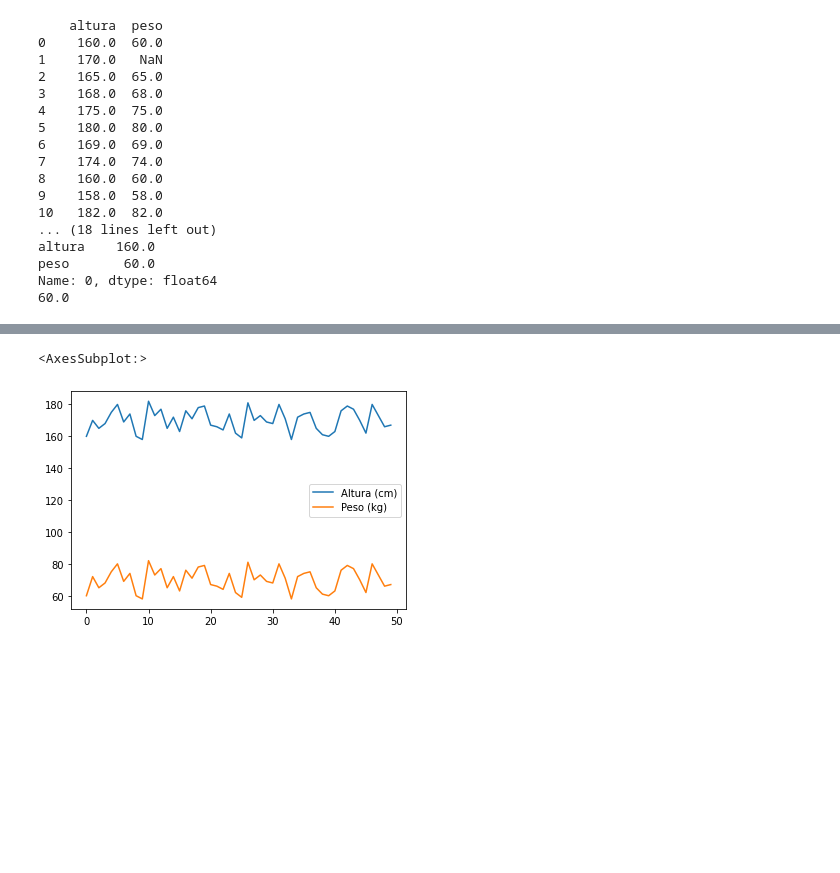
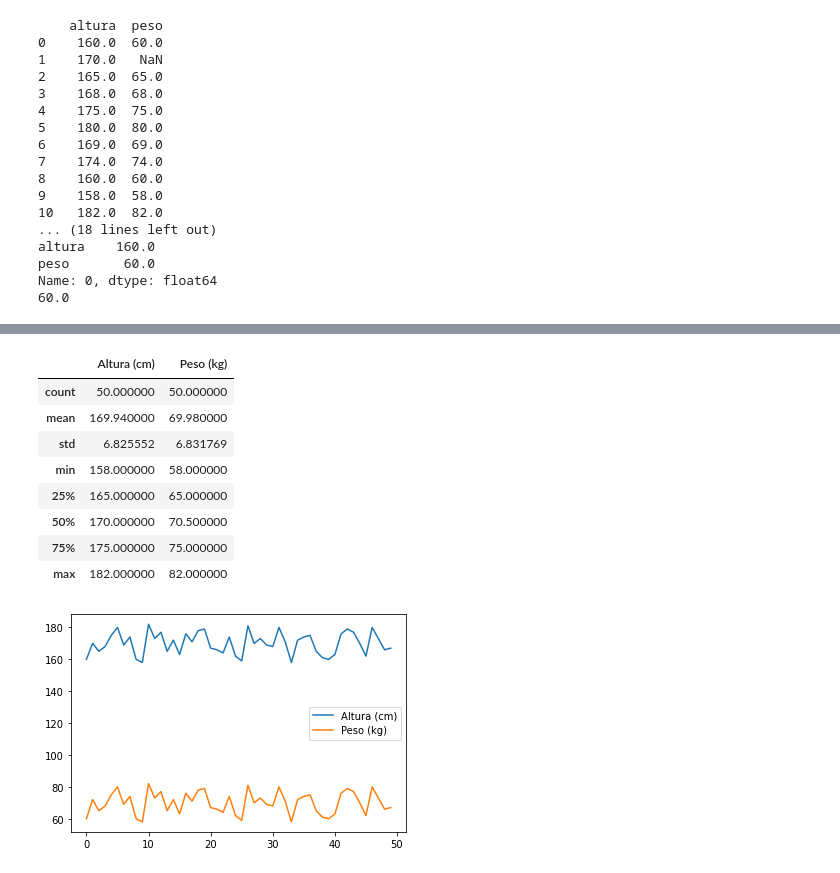
Before and after one commit to andreterceiro/python-senai-data-science-studies, a Jupyter notebook: comments.ipynb, the cells around one changed output, grey strips where cells are left out. Saved outputs shown, nothing was run; the diff lists cells and outputs as text; code cells hidden in the pictures; blank space fills up the shorter version.

Commit message:
docs: dataset.describe()

```diff
--- a/comments.ipynb
+++ b/comments.ipynb
@@ -311,7 +311,18 @@ Plotting a graph with `Pandas`:
 # %%
 import pandas as pd
 dataset = pd.read_excel('alunos_altura_peso.xlsx')
 dataset.plot()
+
+# We can use . describe() to get some generic informations about a dataset:
+dataset.describe()
 # %% [output]
-<AxesSubplot:>
+|  | Altura (cm) | Peso (kg) |
+| count | 50.000000 | 50.000000 |
+| mean | 169.940000 | 69.980000 |
+| std | 6.825552 | 6.831769 |
+| min | 158.000000 | 58.000000 |
+| 25% | 165.000000 | 65.000000 |
+| 50% | 170.000000 | 70.500000 |
+| 75% | 175.000000 | 75.000000 |
+| max | 182.000000 | 82.000000 |
 [figure]
```
